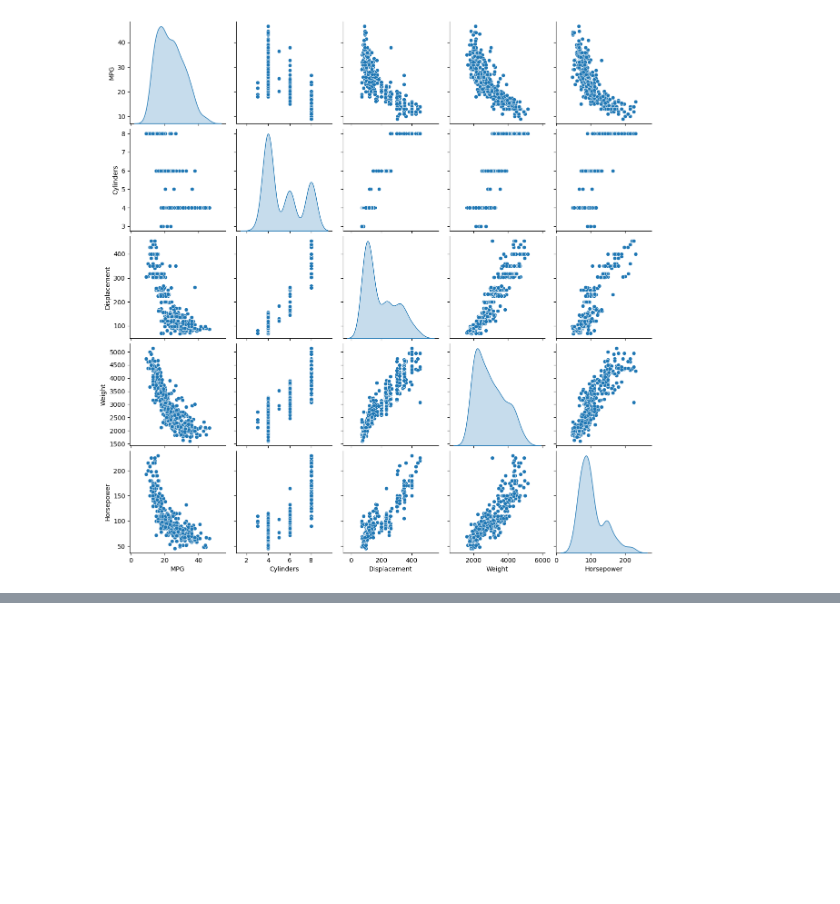
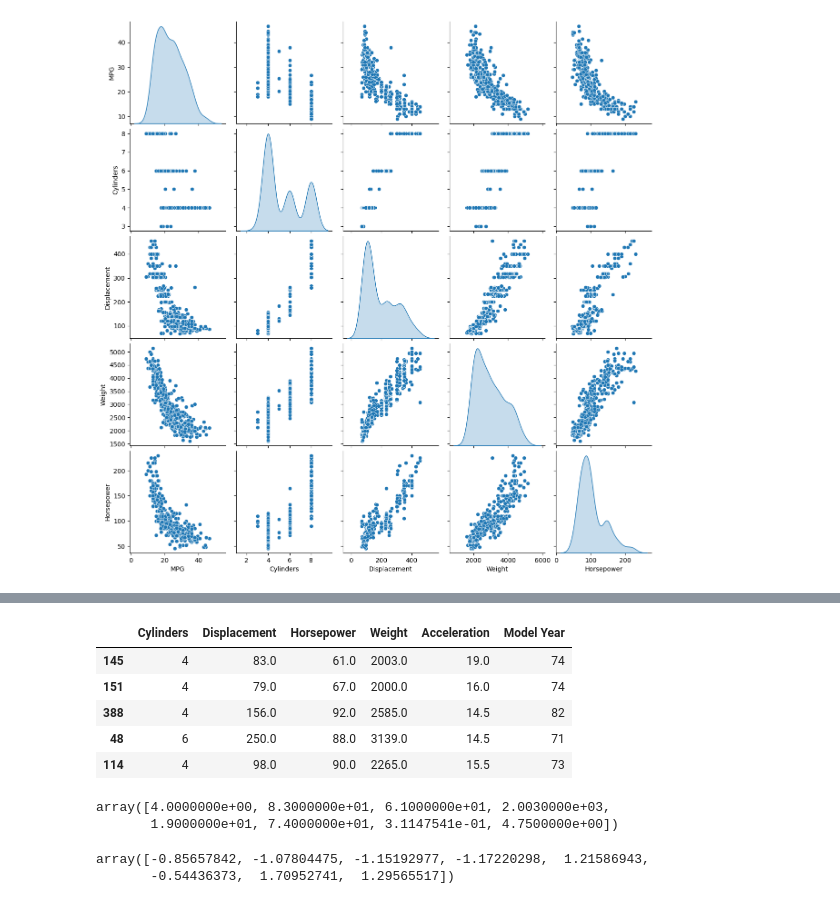
Before and after one commit to Abhishek-Balram/vehicle_mpg_regression, a Jupyter notebook: project.ipynb, the cells around one changed output, grey strips where cells are left out. Saved outputs shown, nothing was run; the diff lists cells and outputs as text; code cells hidden in the pictures; blank space fills up the shorter version.

```diff
--- a/project.ipynb
+++ b/project.ipynb
@@ -177,0 +237,9 @@ Name: MPG, dtype: float64
+# %%
+##handling missing values by transfrming the dataframe
+from sklearn.impute import SimpleImputer
+
+num_data = data.iloc[:, :-1]
+imputer = SimpleImputer(strategy="median")
+imputer.fit(num_data)
+X = imputer.transform(num_data)
+print(X)
@@ -177,0 +272,56 @@ Name: MPG, dtype: float64
+# %%
+num_data.head()
+# %% [output]
+|  | Cylinders | Displacement | Horsepower | Weight | Acceleration | Model Year |
+| 145 | 4 | 83.0 | 61.0 | 2003.0 | 19.0 | 74 |
+| 151 | 4 | 79.0 | 67.0 | 2000.0 | 16.0 | 74 |
+| 388 | 4 | 156.0 | 92.0 | 2585.0 | 14.5 | 82 |
+| 48 | 6 | 250.0 | 88.0 | 3139.0 | 14.5 | 71 |
+| 114 | 4 | 98.0 | 90.0 | 2265.0 | 15.5 | 73 |
+# %%
+#Adding Attributes using BaseEstimator and Transformer
+from sklearn.base import BaseEstimator, TransformerMixin
+
+acc_ix, hpower_ix, cyl_ix = 4, 2, 0
+
+class CustomAttrAdder(BaseEstimator, TransformerMixin):
+    def __init__(self, acc_on_power=True): # no *args or **kargs
+        self.acc_on_power = acc_on_power
+    def fit(self, X, y=None):
+        return self  # nothing else to do
+    def transform(self, X):
+        acc_on_cyl = X[:, acc_ix] / X[:, cyl_ix]
+        if self.acc_on_power:
+            acc_on_power = X[:, acc_ix] / X[:, hpower_ix]
+            return np.c_[X, acc_on_power, acc_on_cyl]
+
+        return np.c_[X, acc_on_cyl]
+
+attr_adder = CustomAttrAdder(acc_on_power=True)
+data_tr_extra_attrs = attr_adder.transform(data_tr.values)
+data_tr_extra_attrs[0]
+# %% [output]
+array([4.0000000e+00, 8.3000000e+01, 6.1000000e+01, 2.0030000e+03,
+       1.9000000e+01, 7.4000000e+01, 3.1147541e-01, 4.7500000e+00])
+# %%
+#Creating a pipeline for numerical variables
+from sklearn.pipeline import Pipeline
+from sklearn.preprocessing import StandardScaler
+
+numerics = ['float64', 'int64']
+
+num_data = data_tr.select_dtypes(include=numerics)
+
+##pipeline for numerical attributes
+##imputing -> adding attributes -> scale them
+num_pipeline = Pipeline([
+        ('imputer', SimpleImputer(strategy="median")),
+        ('attrs_adder', CustomAttrAdder()),
+        ('std_scaler', StandardScaler()),
+    ])
+
+num_data_tr = num_pipeline.fit_transform(num_data)
+num_data_tr[0]
+# %% [output]
+array([-0.85657842, -1.07804475, -1.15192977, -1.17220298,  1.21586943,
+       -0.54436373,  1.70952741,  1.29565517])
```
Also changed, not shown: parts of 15 cells of this notebook.
